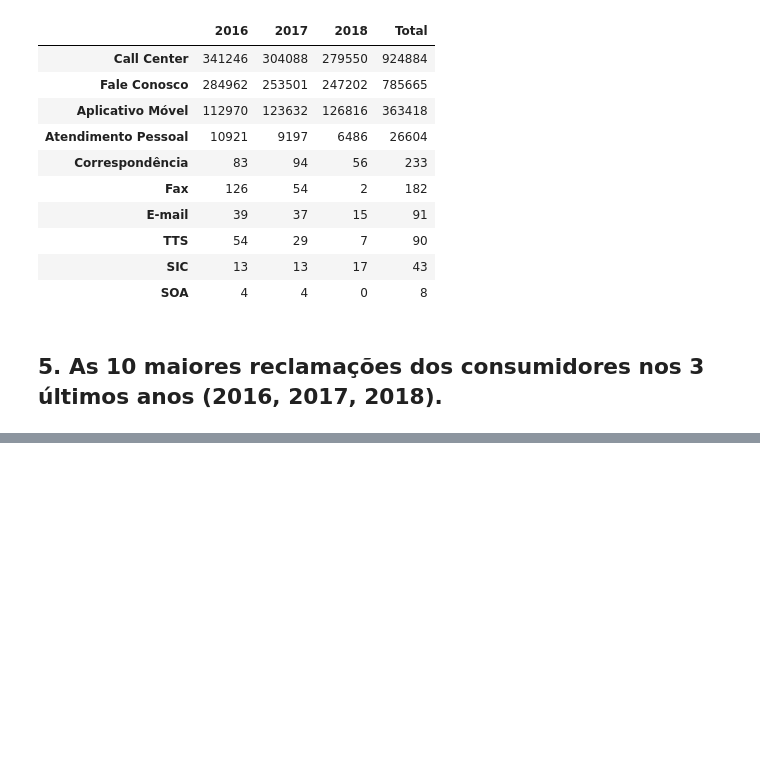
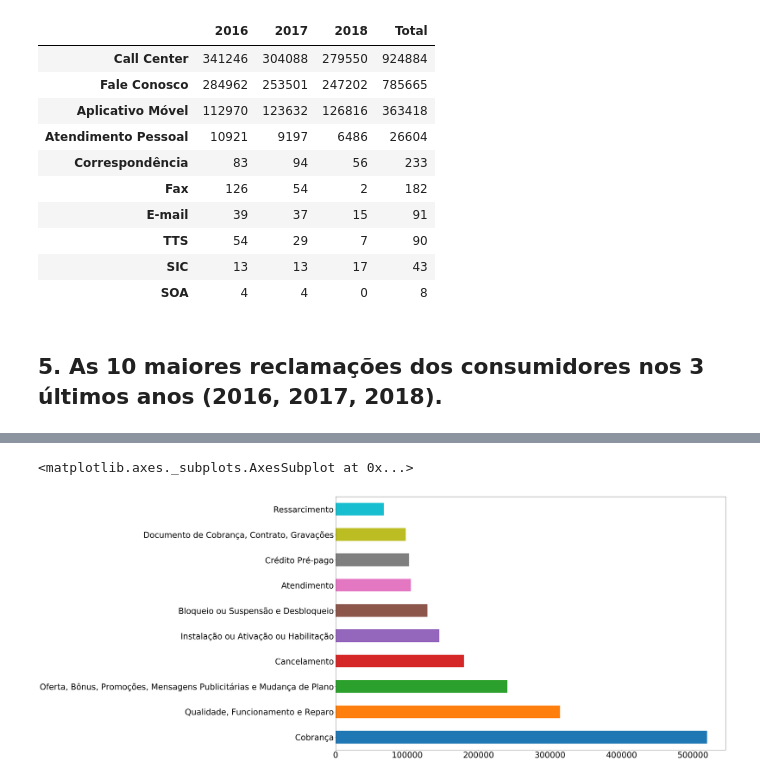
Before and after one commit to Rafaelcvo/dataset_anatel_pos, a Jupyter notebook: anatel.ipynb, the cells around one changed output, grey strips where cells are left out. Drawn from its saved outputs; the diff is of its cells as text; code cells hidden in the pictures; blank space fills up the shorter version.

Commit message:
Graficos inseridos

```diff
--- a/anatel.ipynb
+++ b/anatel.ipynb
@@ -278,0 +279,7 @@ Name: Motivo, dtype: int64
+# %%
+#Grafico com as 10 maiores reclamações pelo tipo de classificação de modalidade
+
+recl_mod[:10].plot(kind='barh', figsize=(30,20),fontsize=(35))
+# %% [output]
+<matplotlib.axes._subplots.AxesSubplot at 0x...>
+[figure, added]
```
Also changed, not shown: parts of 8 cells of this notebook.
